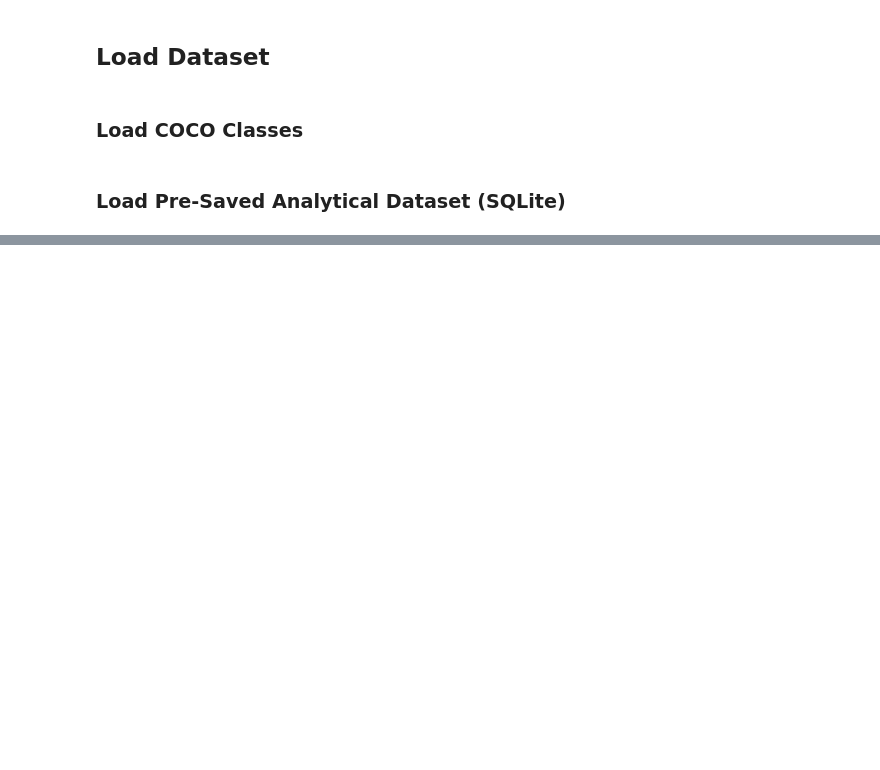
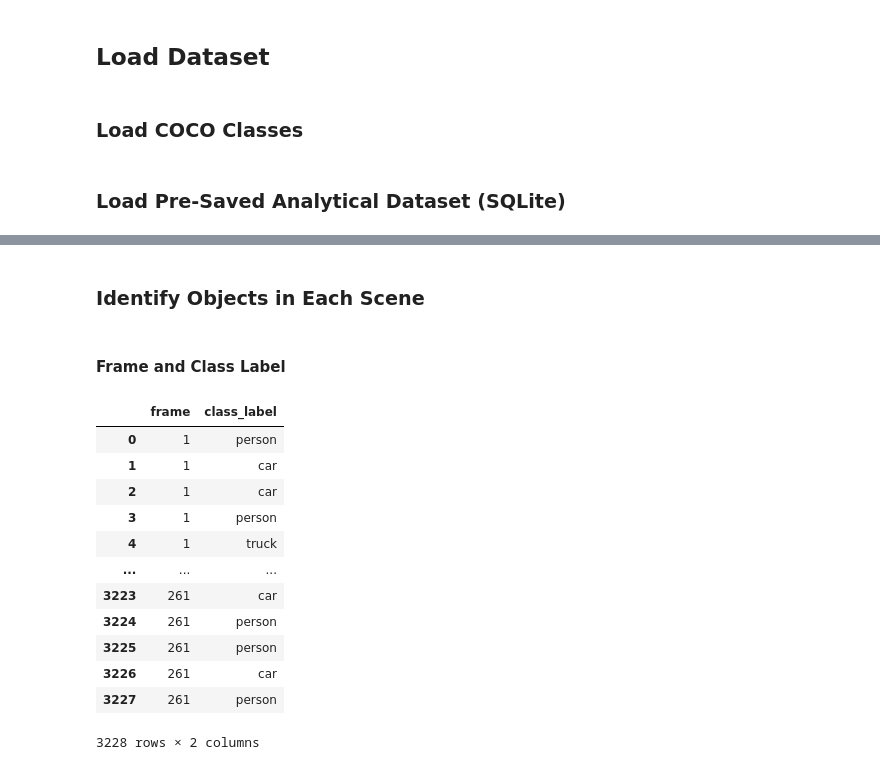
Before and after one commit to MEng-Team-Project/MEng-Team-Project-ML, a Jupyter notebook: notebooks/2. SQLite3 Attempt.ipynb, the cells around one changed output, grey strips where cells are left out. Cells and saved outputs as stored; diff of their text form; code cells hidden in the pictures; blank space fills up the shorter version.

```diff
--- a/notebooks/2. SQLite3 Attempt.ipynb
+++ b/notebooks/2. SQLite3 Attempt.ipynb
@@ -65,0 +123,20 @@ COCO_CLASSES = load_coco_classes(COCO_YAML_PATH)
+# %% [markdown]
+### Identify Objects in Each Scene
+# %% [markdown]
+#### Frame and Class Label
+# %%
+detections_df[["frame", "class_label"]]
+# %% [output]
+|  | frame | class_label |
+| 0 | 1 | person |
+| 1 | 1 | car |
+| 2 | 1 | car |
+| 3 | 1 | person |
+| 4 | 1 | truck |
+| ... | ... | ... |
+| 3223 | 261 | car |
+| 3224 | 261 | person |
+| 3225 | 261 | person |
+| 3226 | 261 | car |
+| 3227 | 261 | person |
+3228 rows × 2 columns
```
Also changed, not shown: parts of 9 cells of this notebook, 1 other file.
